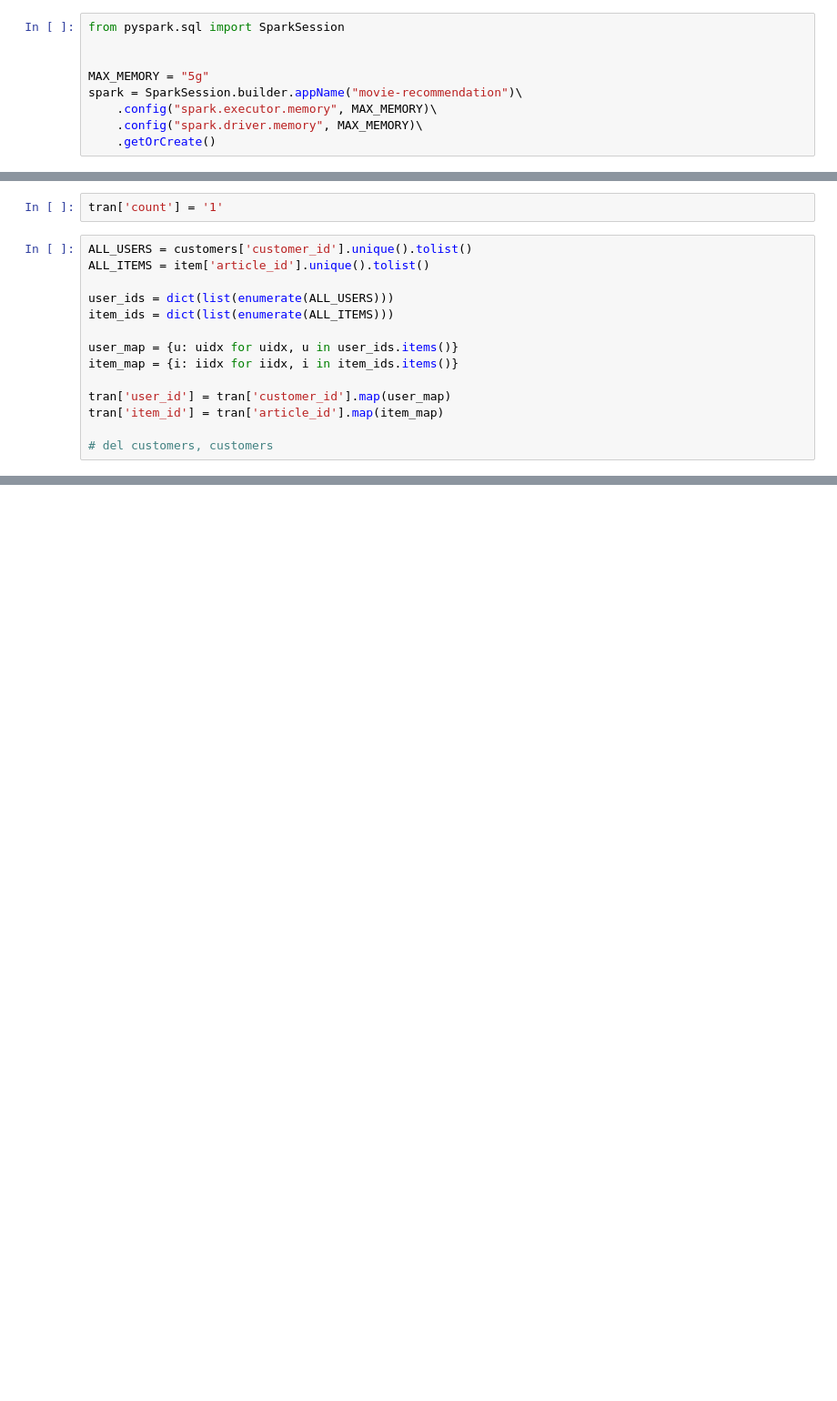
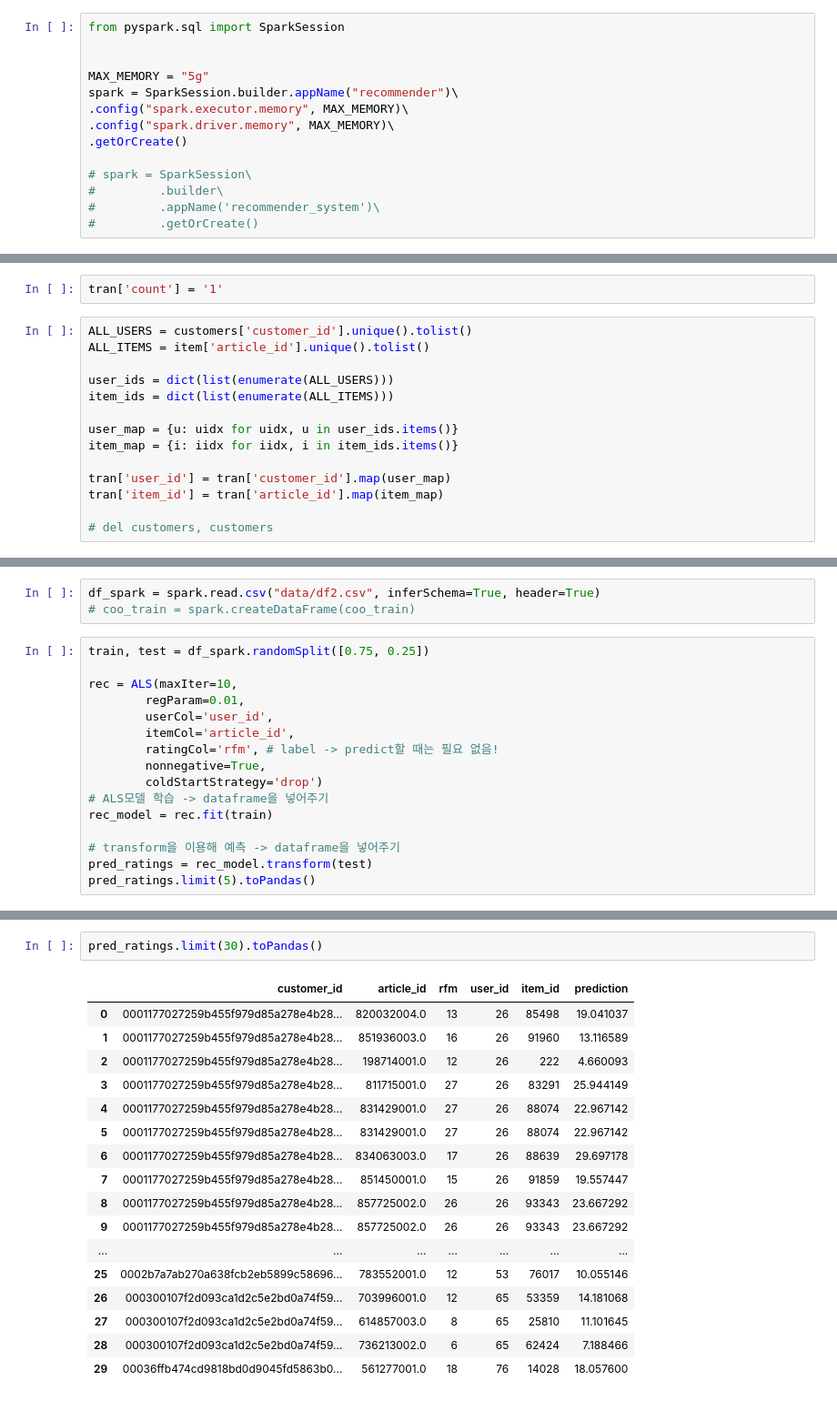
Before and after one commit to k-redstone/jupyter, a Jupyter notebook: als.ipynb, the cells around one changed output, grey strips where cells are left out. Shown at 91% size. Cells and saved outputs as stored; diff of their text form; blank space fills up the shorter version.

```diff
--- a/als.ipynb
+++ b/als.ipynb
@@ -10,7 +17,12 @@ from pyspark.sql import SparkSession
 
 
 MAX_MEMORY = "5g"
-spark = SparkSession.builder.appName("movie-recommendation")\
-    .config("spark.executor.memory", MAX_MEMORY)\
-    .config("spark.driver.memory", MAX_MEMORY)\
-    .getOrCreate()
+spark = SparkSession.builder.appName("recommender")\
+.config("spark.executor.memory", MAX_MEMORY)\
+.config("spark.driver.memory", MAX_MEMORY)\
+.getOrCreate()
+
+# spark = SparkSession\
+#         .builder\
+#         .appName('recommender_system')\
+#         .getOrCreate()
@@ -78,0 +184,19 @@ KeyboardInterrupt:
+# %%
+df_spark = spark.read.csv("data/df2.csv", inferSchema=True, header=True)
+# coo_train = spark.createDataFrame(coo_train)
+# %%
+train, test = df_spark.randomSplit([0.75, 0.25])
+
+rec = ALS(maxIter=10,
+        regParam=0.01,
+        userCol='user_id',
+        itemCol='article_id',
+        ratingCol='rfm', # label -> predict할 때는 필요 없음!
+        nonnegative=True,
+        coldStartStrategy='drop')
+# ALS모델 학습 -> dataframe을 넣어주기
+rec_model = rec.fit(train)
+
+# transform을 이용해 예측 -> dataframe을 넣어주기
+pred_ratings = rec_model.transform(test)
+pred_ratings.limit(5).toPandas()
@@ -78,0 +210,20 @@ KeyboardInterrupt:
+# %%
+pred_ratings.limit(30).toPandas()
+# %% [output]
+|  | customer_id | article_id | rfm | user_id | item_id | prediction |
+| 0 | 0001177027259b455f979d85a278e4b28... | 820032004.0 | 13 | 26 | 85498 | 19.041037 |
+| 1 | 0001177027259b455f979d85a278e4b28... | 851936003.0 | 16 | 26 | 91960 | 13.116589 |
+| 2 | 0001177027259b455f979d85a278e4b28... | 198714001.0 | 12 | 26 | 222 | 4.660093 |
+| 3 | 0001177027259b455f979d85a278e4b28... | 811715001.0 | 27 | 26 | 83291 | 25.944149 |
+| 4 | 0001177027259b455f979d85a278e4b28... | 831429001.0 | 27 | 26 | 88074 | 22.967142 |
+| 5 | 0001177027259b455f979d85a278e4b28... | 831429001.0 | 27 | 26 | 88074 | 22.967142 |
+| 6 | 0001177027259b455f979d85a278e4b28... | 834063003.0 | 17 | 26 | 88639 | 29.697178 |
+| 7 | 0001177027259b455f979d85a278e4b28... | 851450001.0 | 15 | 26 | 91859 | 19.557447 |
+| 8 | 0001177027259b455f979d85a278e4b28... | 857725002.0 | 26 | 26 | 93343 | 23.667292 |
+| 9 | 0001177027259b455f979d85a278e4b28... | 857725002.0 | 26 | 26 | 93343 | 23.667292 |
+| ... | ... | ... | ... | ... | ... | ... |
+| 25 | 0002b7a7ab270a638fcb2eb5899c58696... | 783552001.0 | 12 | 53 | 76017 | 10.055146 |
+| 26 | 000300107f2d093ca1d2c5e2bd0a74f59... | 703996001.0 | 12 | 65 | 53359 | 14.181068 |
+| 27 | 000300107f2d093ca1d2c5e2bd0a74f59... | 614857003.0 | 8 | 65 | 25810 | 11.101645 |
+| 28 | 000300107f2d093ca1d2c5e2bd0a74f59... | 736213002.0 | 6 | 65 | 62424 | 7.188466 |
+| 29 | 00036ffb474cd9818bd0d9045fd5863b0... | 561277001.0 | 18 | 76 | 14028 | 18.057600 |
```
Also changed, not shown: parts of 22 cells of this notebook, 1 other file.
